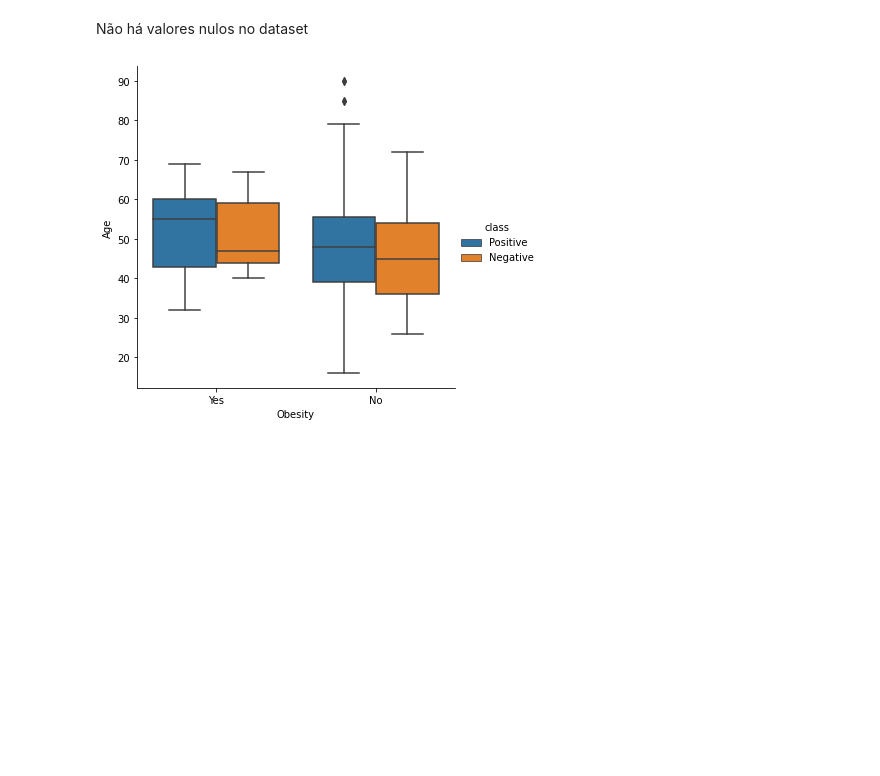
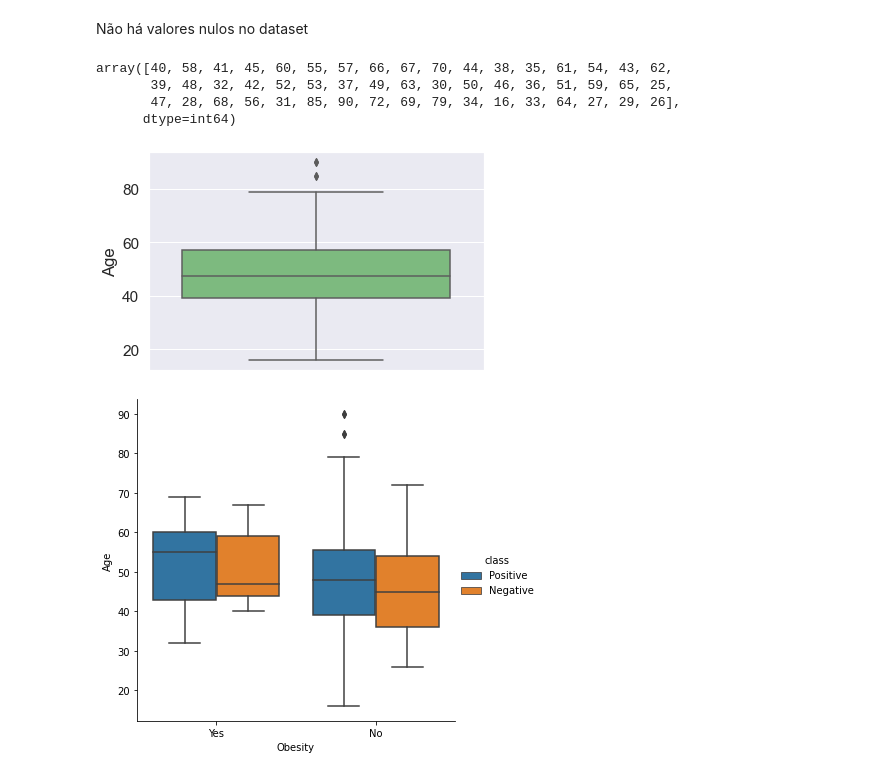
Before and after one commit to igorss77/diabetes_project, a Jupyter notebook: notebooks/diabetes_project.ipynb, the cells around one changed output. Saved outputs shown, nothing was run; the diff lists cells and outputs as text; code cells hidden in the pictures; blank space fills up the shorter version.

```diff
--- a/notebooks/diabetes_project.ipynb
+++ b/notebooks/diabetes_project.ipynb
@@ -73,3 +83,14 @@ Não há valores nulos no dataset
+# %%
+df.Age.unique()
+# %% [output]
+array([40, 58, 41, 45, 60, 55, 57, 66, 67, 70, 44, 38, 35, 61, 54, 43, 62,
+       39, 48, 32, 42, 52, 53, 37, 49, 63, 30, 50, 46, 36, 51, 59, 65, 25,
+       47, 28, 68, 56, 31, 85, 90, 72, 69, 79, 34, 16, 33, 64, 27, 29, 26],
+      dtype=int64)
+# %%
+sns.boxplot(y="Age", hue="class", data=df, palette="Greens");
+# %% [output]
+[figure, added]
 # %%
 sns.catplot(x="Obesity", y="Age", hue="class", kind="box", data=df);
 # %% [output]
```
Also changed, not shown: parts of 8 cells of this notebook, 4 other files.
